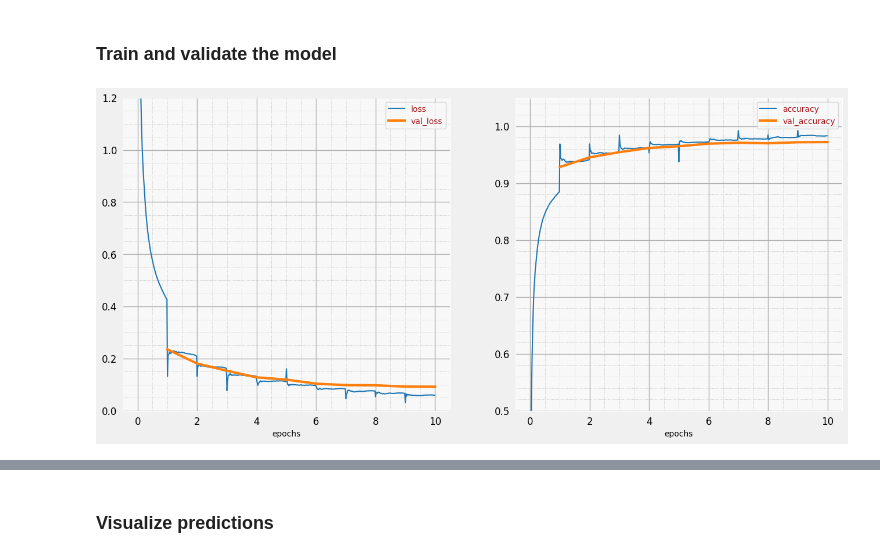
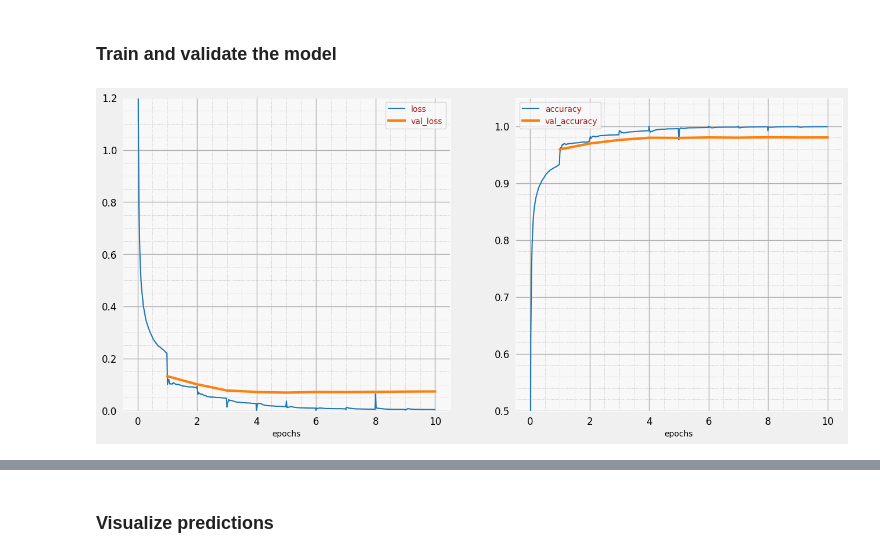
Before and after one commit to YangSiJun528/WEEK13_mnist-lab, a Jupyter notebook: tensorflow-mnist-tutorial/keras_01_mnist.ipynb, the cells around one changed output, grey strips where cells are left out. Cells and saved outputs as stored; diff of their text form; code cells hidden in the pictures.

```diff
--- a/tensorflow-mnist-tutorial/keras_01_mnist.ipynb
+++ b/tensorflow-mnist-tutorial/keras_01_mnist.ipynb
@@ -222,6 +279,7 @@ If you are not sure what cross-entropy, dropout, softmax or batch-normalization
 model = tf.keras.Sequential(
   [
       tf.keras.layers.Input(shape=(28*28,)),
+      tf.keras.layers.Dense(200, activation='relu'),
       tf.keras.layers.Dense(60, activation='relu'),
       tf.keras.layers.Dense(10, activation='softmax')
   ])
@@ -267,8 +330,8 @@ plot_learning_rate(lr_decay, EPOCHS)
 # %%
 steps_per_epoch = 60000//BATCH_SIZE  # 60,000 items in this dataset
 print("Steps per epoch: ", steps_per_epoch)
 
 history = model.fit(training_dataset, steps_per_epoch=steps_per_epoch, epochs=EPOCHS,
-                    validation_data=validation_dataset, validation_steps=1, callbacks=[plot_training])
+                    validation_data=validation_dataset, validation_steps=1, callbacks=[plot_training, lr_decay_callback])
 # %% [output]
-[figure, old version]
+[figure, new version]
```
Also changed, not shown: parts of 9 cells of this notebook.
